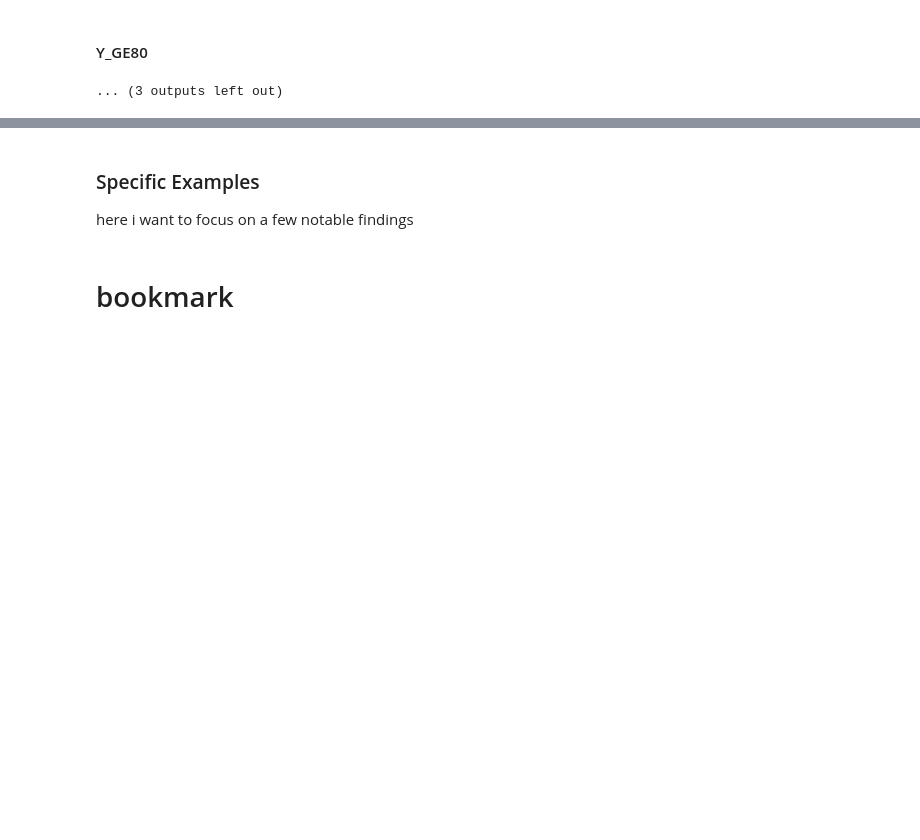
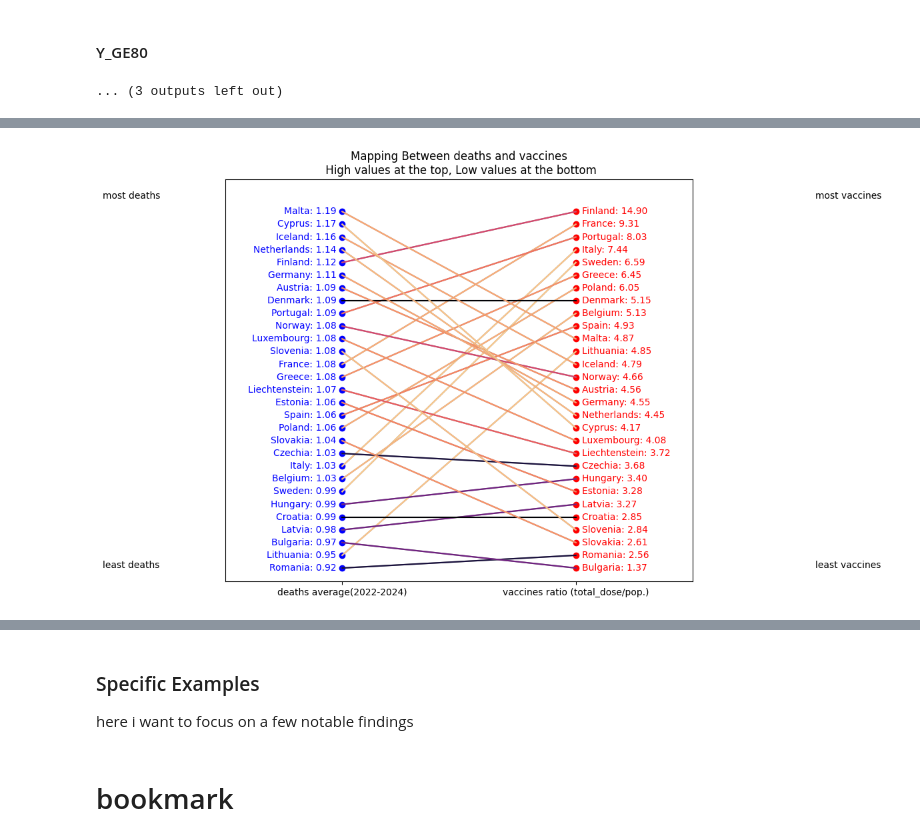
Before and after one commit to jgarza9788/Excess_Mortality_And_Vaccines_In_Europe, a Jupyter notebook: main.ipynb, the cells around one changed output, grey strips where cells are left out. Drawn from its saved outputs; the diff is of its cells as text; code cells hidden in the pictures; blank space fills up the shorter version.

```diff
--- a/main.ipynb
+++ b/main.ipynb
@@ -1264,7 +1273,7 @@ display(MD('* value is the total_doses/pop. for 2023'))
 
 display(styled_df)
 
-display(MD('* Lets sort by the vaccines '))
+display(MD('### Lets sort by the vaccines '))
 
 temp = temp.sort_values(by='value',ascending=False)
 
@@ -1273,6 +1282,9 @@ styled_df = temp.style.background_gradient(cmap=heatmapCM1, axis=1, subset=years
                       .background_gradient(cmap=heatmapCM3, axis=0, subset=['value'])
 
 display(styled_df)
+
+
+dxv = temp.copy()
 # %% [output]
 ### HeatMap (of deaths and vaccines)
 * 2015-2024 are the deaths for those years
@@ -1330,0 +1328,75 @@ tails = sums.tail(10)
+# %%
+
+# deaths values with out the NA
+d = dxv.copy().dropna(subset=['value'])
+d = d.sort_values(by='average(2022-2024)',ascending=True)
+d = d.reset_index()
+
+# vaccines values with out the NA
+v = dxv.copy().dropna(subset=['value'])
+v = v.sort_values(by='value',ascending=True)
+v = v.reset_index()
+v['rank'] = v['value'].rank()
+
+# making sure the lists have the same values
+d = d[d.abbr.isin(v.abbr)]
+d = d.reset_index(drop=True)
+
+# display(d)
+# display(v)
+
+# Create a plot
+fig, ax = plt.subplots(figsize=(14, 7))
+
+ydistance = 0.95
+
+# Plot points for the first dataframe
+for i, row in d.iterrows():
+    ax.scatter(0, i * ydistance, label=row['name'], color='blue')
+    ax.text(-0.025, i * ydistance, row['name'] + ': ' + f"{row['average(2022-2024)']:.2f}", ha='right', va='center', color='blue')
+
+# Plot points for the second dataframe
+for i, row in v.iterrows():
+    ax.scatter(1, i * ydistance, label=row['name'], color='red')
+    ax.text(1.025, i * ydistance, row['name'] + ': ' + f"{row['value']:.2f}", ha='left', va='center', color='red')
+
+
+ax.text(-0.025 - 1.0, len(v) * ydistance, 'most deaths')
+ax.text(-0.025 - 1.0, 0 * ydistance, 'least deaths')
+
+ax.text(1.025 + 1.0, len(v) * ydistance, 'most vaccines')
+ax.text(1.025 + 1.0, 0 * ydistance, 'least vaccines')
+
+# Create a colormap
+colormap = plt.get_cmap('magma')
+norm = Normalize(vmin=-np.pi, vmax=np.pi)
+
+# Draw lines connecting matching abbr values
+for name in d['name']:
+    if name in v['name'].values:
+        idx1 = d[d['name'] == name].index[0] * ydistance
+        idx2 = v[v['name'] == name].index[0] * ydistance
+        ax.plot([0, 1], [idx1, idx2], color='gray', linestyle='-')
+        vertical_diff = idx2 - idx1
+        horizontal_diff = 1  # The horizontal distance between the columns
+        angle = np.arctan2(vertical_diff, horizontal_diff)  # Calculate the angle
+
+        # normalized_angle = (angle + 2 * np.pi) / (2 * np.pi )  # Normalize angle to [0, 1]
+        normalized_angle = pow ( abs(angle / np.pi)/0.5, 3) # custom normalized angle for better colors
+        # print(normalized_angle)
+
+        color = colormap(normalized_angle)  # Map normalized angle to a color
+        ax.plot([0, 1], [idx1, idx2], color=color, linestyle='-')
+
+# Formatting
+ax.set_xlim(-0.5, 1.5)
+ax.set_ylim(-1, max(len(d), len(v)))
+ax.set_xticks([0, 1])
+ax.set_xticklabels(['deaths average(2022-2024)', 'vaccines ratio (total_dose/pop.)'])
+ax.set_yticks([])
+ax.set_title('Mapping Between deaths and vaccines\n High values at the top, Low values at the bottom')
+ax.grid(False)
+plt.tight_layout()
+plt.show()
+# %% [output]
+[figure, added]
```
Also changed, not shown: parts of 18 cells of this notebook, 3 other files.
